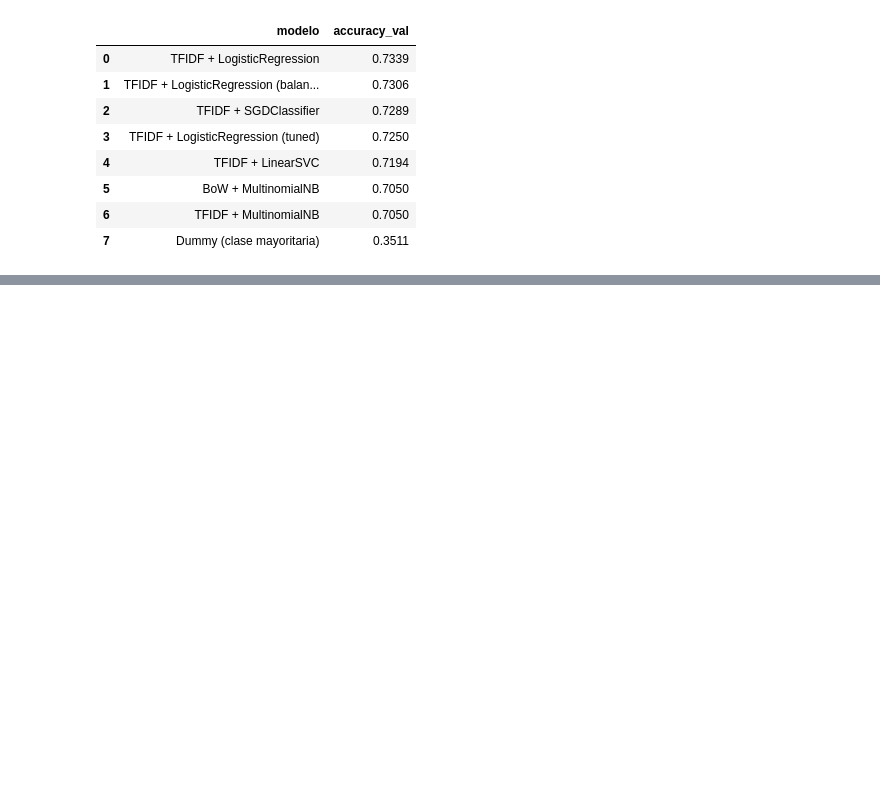
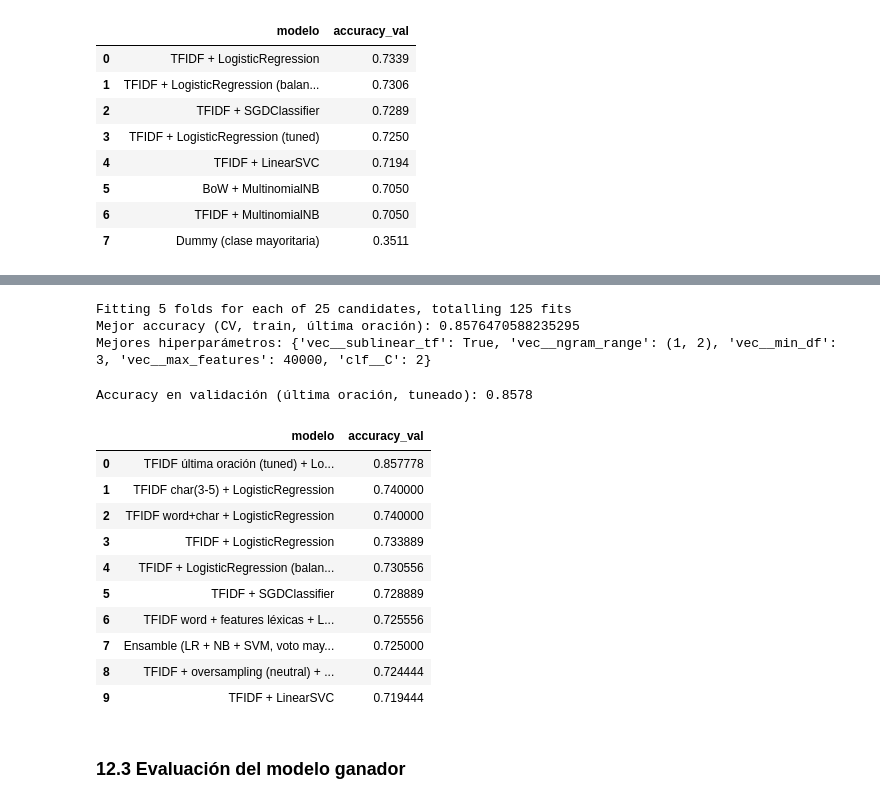
Before and after one commit to jzarruke/MLP1, a Jupyter notebook: notebooks/parte1_ml_clasico.ipynb, the cells around one changed output, grey strips where cells are left out. Cells and saved outputs as stored; diff of their text form; code cells hidden in the pictures; blank space fills up the shorter version.

```diff
--- a/notebooks/parte1_ml_clasico.ipynb
+++ b/notebooks/parte1_ml_clasico.ipynb
@@ -660,0 +977,5 @@ preentrenados):
+# %%
+train_df["last1_clean"] = train_df["text"].apply(lambda t: clean_text(last_chunk(t, 1)))
+eval_df["last1_clean"] = eval_df["text"].apply(lambda t: clean_text(last_chunk(t, 1)))
+
+train_df[["text", "last1_clean", "label"]].sample(3, random_state=RANDOM_STATE)
@@ -660,0 +1029,53 @@ preentrenados):
+# %%
+pipe_last1 = Pipeline([
+    ("vec", TfidfVectorizer()),
+    ("clf", LogisticRegression(max_iter=3000, random_state=RANDOM_STATE)),
+])
+
+param_grid_last1 = {
+    "vec__ngram_range": [(1, 1), (1, 2), (1, 3)],
+    "vec__min_df": [1, 2, 3],
+    "vec__max_features": [None, 20000, 40000],
+    "vec__sublinear_tf": [True, False],
+    "clf__C": [0.3, 0.5, 0.7, 1, 2, 3],
+}
+
+search_last1 = RandomizedSearchCV(
+    pipe_last1, param_distributions=param_grid_last1, n_iter=25, cv=cv,
+    scoring="accuracy", random_state=RANDOM_STATE, n_jobs=-1, verbose=1,
+)
+search_last1.fit(X_train_last1, y_train)
+print("Mejor accuracy (CV, train, última oración):", search_last1.best_score_)
+print("Mejores hiperparámetros:", search_last1.best_params_)
+# %% [output]
+Fitting 5 folds for each of 25 candidates, totalling 125 fits
+Mejor accuracy (CV, train, última oración): 0.8576470588235295
+Mejores hiperparámetros: {'vec__sublinear_tf': True, 'vec__ngram_range': (1, 2), 'vec__min_df': 3, 'vec__max_features': 40000, 'clf__C': 2}
+# %%
+last1_pipe = search_last1.best_estimator_
+last1_val_preds = last1_pipe.predict(X_val_last1)
+last1_val_acc = accuracy_score(y_val, last1_val_preds)
+print(f"Accuracy en validación (última oración, tuneado): {last1_val_acc:.4f}")
+
+fitted_models["TFIDF última oración (tuned) + LogisticRegression"] = last1_pipe
+results_df = pd.concat([
+    results_df,
+    pd.DataFrame([{"modelo": "TFIDF última oración (tuned) + LogisticRegression",
+                    "accuracy_val": last1_val_acc}]),
+], ignore_index=True).sort_values("accuracy_val", ascending=False).reset_index(drop=True)
+results_df.head(10)
+# %% [output]
+Accuracy en validación (última oración, tuneado): 0.8578
+|  | modelo | accuracy_val |
+| 0 | TFIDF última oración (tuned) + Lo... | 0.857778 |
+| 1 | TFIDF char(3-5) + LogisticRegression | 0.740000 |
+| 2 | TFIDF word+char + LogisticRegression | 0.740000 |
+| 3 | TFIDF + LogisticRegression | 0.733889 |
+| 4 | TFIDF + LogisticRegression (balan... | 0.730556 |
+| 5 | TFIDF + SGDClassifier | 0.728889 |
+| 6 | TFIDF word + features léxicas + L... | 0.725556 |
+| 7 | Ensamble (LR + NB + SVM, voto may... | 0.725000 |
+| 8 | TFIDF + oversampling (neutral) + ... | 0.724444 |
+| 9 | TFIDF + LinearSVC | 0.719444 |
+# %% [markdown]
+### 12.3 Evaluación del modelo ganador
```
Also changed, not shown: parts of 32 cells of this notebook, 14 other files.
